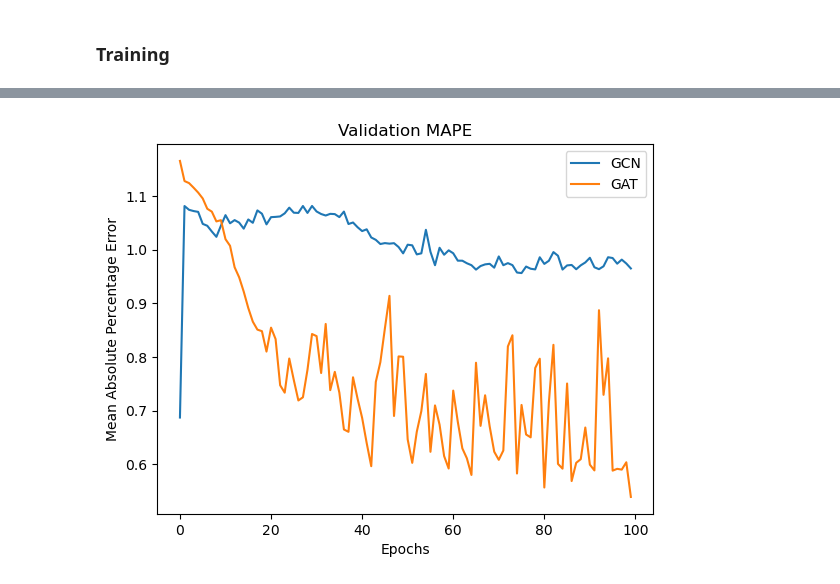
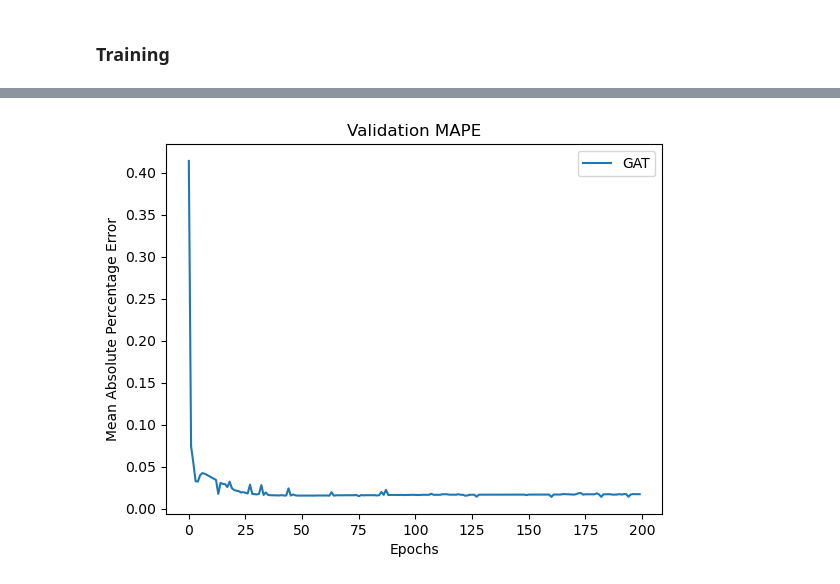
Before and after one commit to WyattMayor/GNN-Stock-Market-Prediction, a Jupyter notebook: console.ipynb, the cells around one changed output, grey strips where cells are left out. Saved outputs shown, nothing was run; the diff lists cells and outputs as text; code cells hidden in the pictures.

Commit message:
Removed feature normalization, reduced the number of edges & included self loops, changed from L1 to MSE loss

```diff
--- a/console.ipynb
+++ b/console.ipynb
@@ -28,0 +51,28 @@ test_loader = gnn_data_obj(data_list[1000:]) # test on remaining graphs
+# %%
+class StockGAT(torch.nn.Module):
+
+    # A 3-layer GAT for node regression
+
+    def __init__(self):
+
+        super(StockGAT, self).__init__()
+
+        self.conv1 = GATConv(30, 128, heads = 2, concat= False, dropout = 0.3)
+        self.conv2 = GATConv(128, 1, heads = 2, concat = False, dropout = 0.3)
+        # self.conv3 = GATConv(32, 1, heads = 2, concat = False, dropout = 0.3, add_self_loops=True)
+
+    def forward(self, data):
+
+        x, edge_index, edge_attr = data.x, data.edge_index, data.edge_attr
+
+        x = self.conv1(x, edge_index)
+        x = torch.relu(x)
+        x = F.dropout(x, p = 0.3, training=self.training)
+
+        # x = self.conv2(x, edge_index)
+        # x = torch.relu(x)
+        # x = F.dropout(x, p = 0.3, training=self.training)
+
+        x = self.conv2(x, edge_index)
+
+        return x
@@ -34,7 +96,7 @@ test_loader = gnn_data_obj(data_list[1000:]) # test on remaining graphs
 device = torch.device('cuda' if torch.cuda.is_available() else 'cpu')
 
 stock_gcn_model = StockGCN().to(device)
-gcn_optimizer = torch.optim.Adam(stock_gcn_model.parameters(), lr=0.005, weight_decay=1e-5)
+gcn_optimizer = torch.optim.Adam(stock_gcn_model.parameters(), lr=0.001, weight_decay=1e-5)
 
 stock_gat_model = StockGAT().to(device)
-gat_optimizer = torch.optim.Adam(stock_gat_model.parameters(), lr=0.001, weight_decay=1e-5)
+gat_optimizer = torch.optim.Adam(stock_gat_model.parameters(), lr=0.0008, weight_decay=1e-5)
@@ -41,7 +140,7 @@ gat_optimizer = torch.optim.Adam(stock_gat_model.parameters(), lr=0.001, weight_
 # %%
 # TRAIN!
 
-train_loss, test_mape = train(stock_gcn_model, gcn_optimizer, train_loader, train_loader, 100)
+# train_loss, test_mape = train(stock_gcn_model, gcn_optimizer, train_loader, train_loader, 200)
 
-train_loss_gat, test_mape_gat = train(stock_gat_model, gat_optimizer, train_loader, test_loader, 100)
+train_loss_gat, test_mape_gat = train(stock_gat_model, gat_optimizer, train_loader, test_loader, 200)
 # %% [output]
@@ -61,12 +160,12 @@ Epoch 010, Train Loss: 101.3854, Val MAPE: 1.0197
 # %%
 # Plot the validation MAPE
 
 plt.title('Validation MAPE')
-plt.plot(test_mape, label = 'GCN')
+# plt.plot(test_mape, label = 'GCN')
 plt.plot(test_mape_gat, label = 'GAT')
 plt.legend()
 plt.xlabel('Epochs')
 plt.ylabel('Mean Absolute Percentage Error')
 plt.show()
 # %% [output]
-[figure, old version]
+[figure, new version]
```
Also changed, not shown: parts of 6 cells of this notebook, 6 other files.
